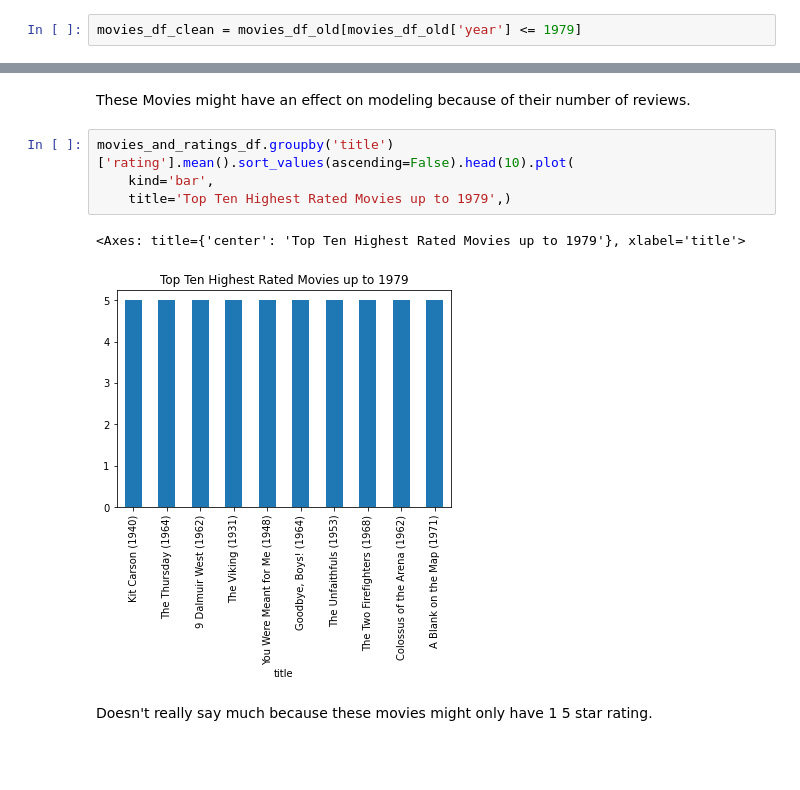
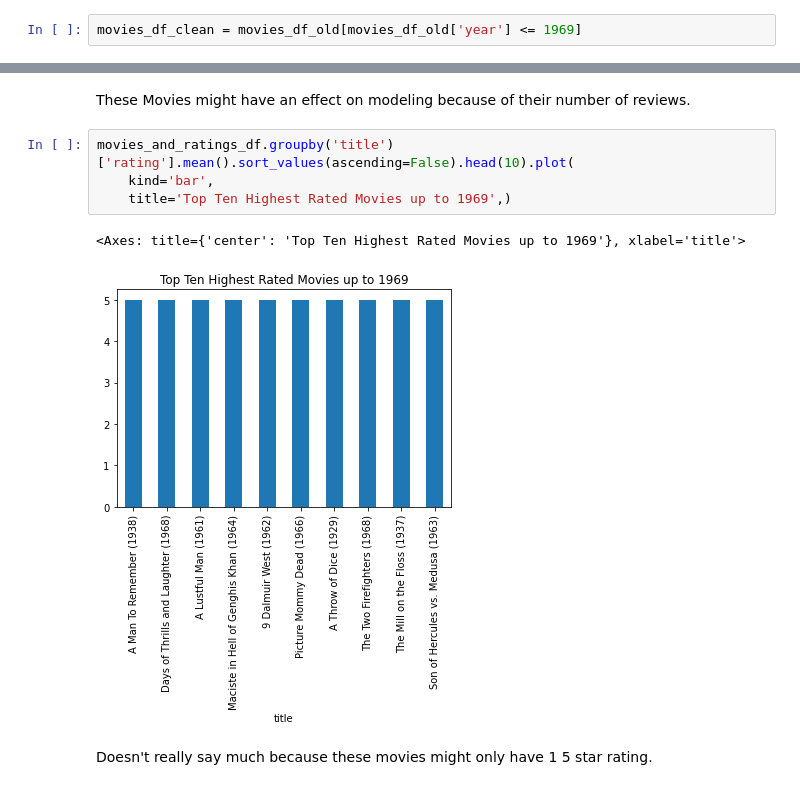
Before and after one commit to WSmolen/Movie-Recommendation-System, a Jupyter notebook: Notebook.ipynb, the cells around one changed output, grey strips where cells are left out. Cells and saved outputs as stored; diff of their text form; blank space fills up the shorter version.

```diff
--- a/Notebook.ipynb
+++ b/Notebook.ipynb
@@ -113,7 +93,7 @@ movies_df_old = movies_df.copy()
 # %%
 movies_df_old['year'] = movies_df_old['year'].astype(int)
 # %%
-movies_df_clean = movies_df_old[movies_df_old['year'] <= 1979]
+movies_df_clean = movies_df_old[movies_df_old['year'] <= 1969]
 # %%
 movies_df_clean.info()
 # %% [output]
@@ -347,10 +264,10 @@ These Movies might have an effect on modeling because of their number of reviews
 # %%
 movies_and_ratings_df.groupby('title')['rating'].mean().sort_values(ascending=False).head(10).plot(
     kind='bar',
-    title='Top Ten Highest Rated Movies up to 1979',)
+    title='Top Ten Highest Rated Movies up to 1969',)
 # %% [output]
-<Axes: title={'center': 'Top Ten Highest Rated Movies up to 1979'}, xlabel='title'>
+<Axes: title={'center': 'Top Ten Highest Rated Movies up to 1969'}, xlabel='title'>
-[figure, old version]
+[figure, new version]
 # %% [markdown]
 Doesn't really say much because these movies might only have 1 5 star rating.
 # %% [markdown]
```
Also changed, not shown: parts of 54 cells of this notebook.
